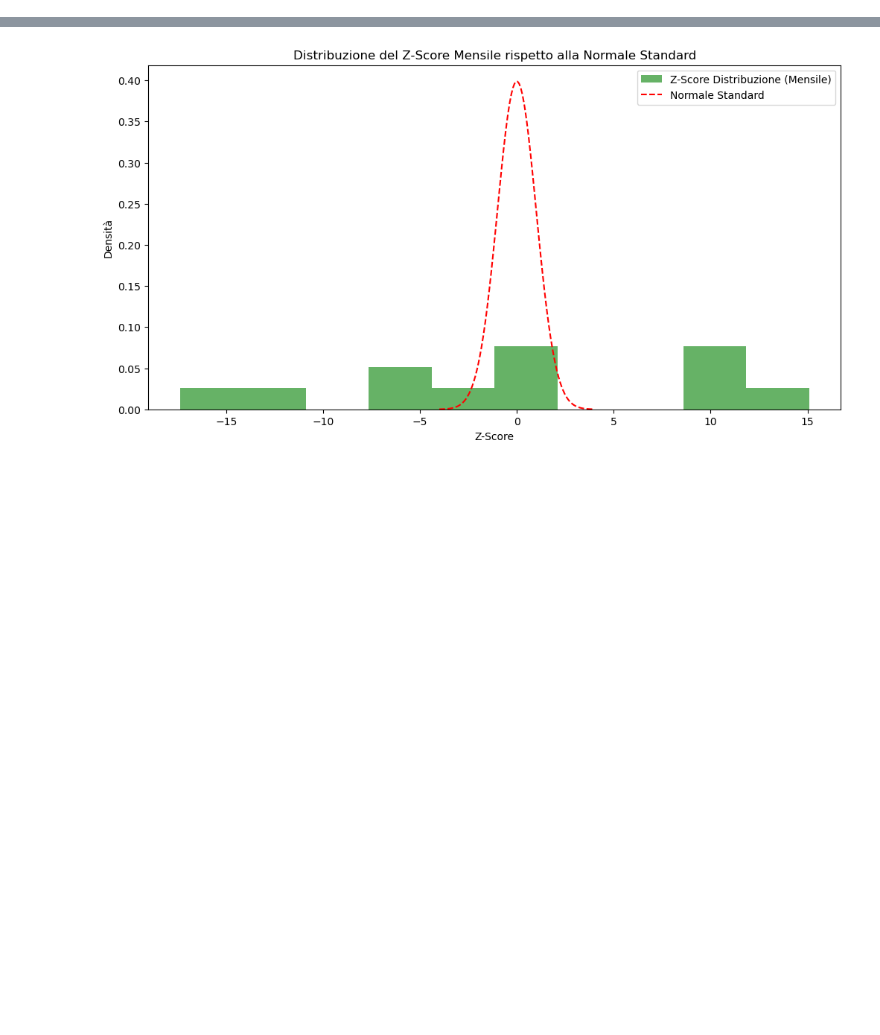
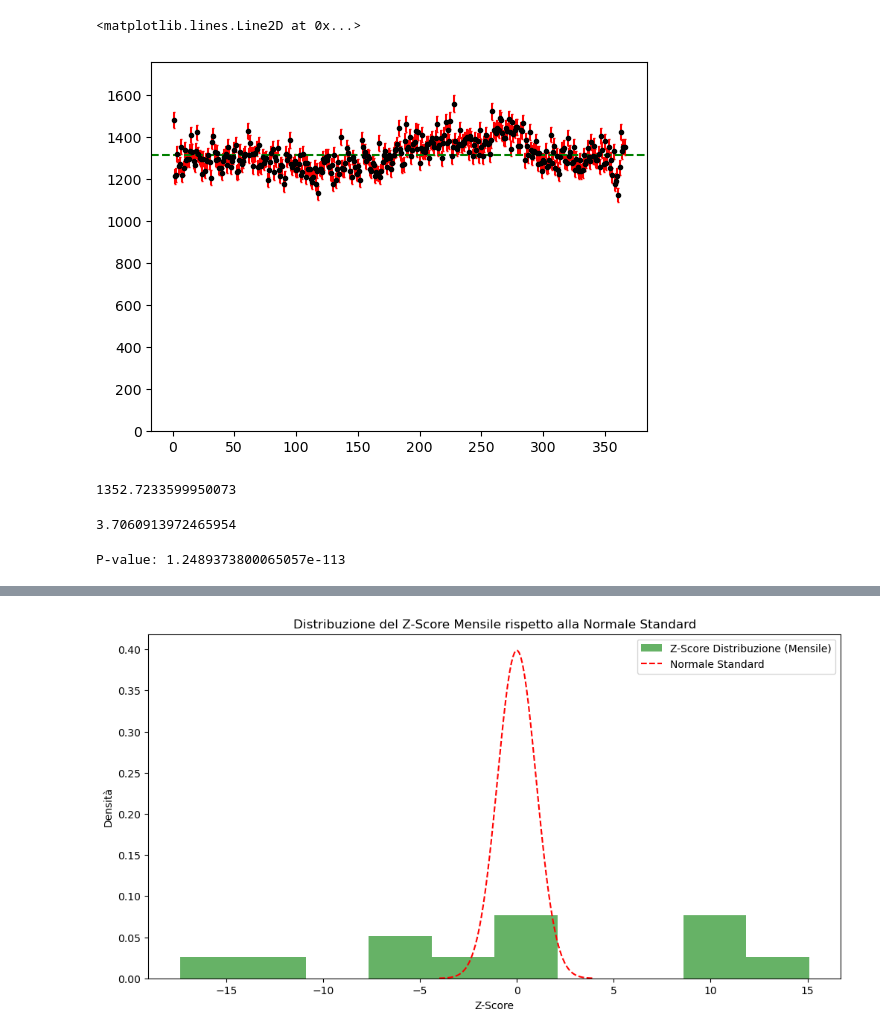
Before and after one commit to MrPiada/data-analysis-swiss-knife, a Jupyter notebook: birthday_problem/birthdays.ipynb, the cells around one changed output, grey strips where cells are left out. Cells and saved outputs as stored; diff of their text form; code cells hidden in the pictures; blank space fills up the shorter version.

```diff
--- a/birthday_problem/birthdays.ipynb
+++ b/birthday_problem/birthdays.ipynb
@@ -16,0 +51,7 @@ df
+# %%
+plt.errorbar(df['d'], df['count'], yerr=df['err'], color='black', fmt='.', ecolor='r', capsize=1, label='Count con errore')
+plt.ylim(0, df['count'].max() + 200)
+plt.axhline(y=expected_births_per_day, color='green', linestyle='--', label='Media Attesa')
+# %% [output]
+<matplotlib.lines.Line2D at 0x...>
+[figure, added]
@@ -16,0 +63,23 @@ df
+# %%
+chi_square_val
+# %% [output]
+1352.7233599950073
+# %%
+1352.7233599950073/365.
+# %% [output]
+3.7060913972465954
+# %%
+import scipy.stats as stats
+
+# Numero di categorie (o gruppi)
+k = len(df['count'])  # o inserisci manualmente il numero di categorie
+
+# Gradi di libertà
+degrees_of_freedom = k - 1
+
+# Calcola il p-value
+p_value = stats.chi2.sf(chi_square_val, degrees_of_freedom)
+
+print(f"P-value: {p_value}")
+# %% [output]
+P-value: 1.2489373800065057e-113
```
Also changed, not shown: parts of 10 cells of this notebook.
